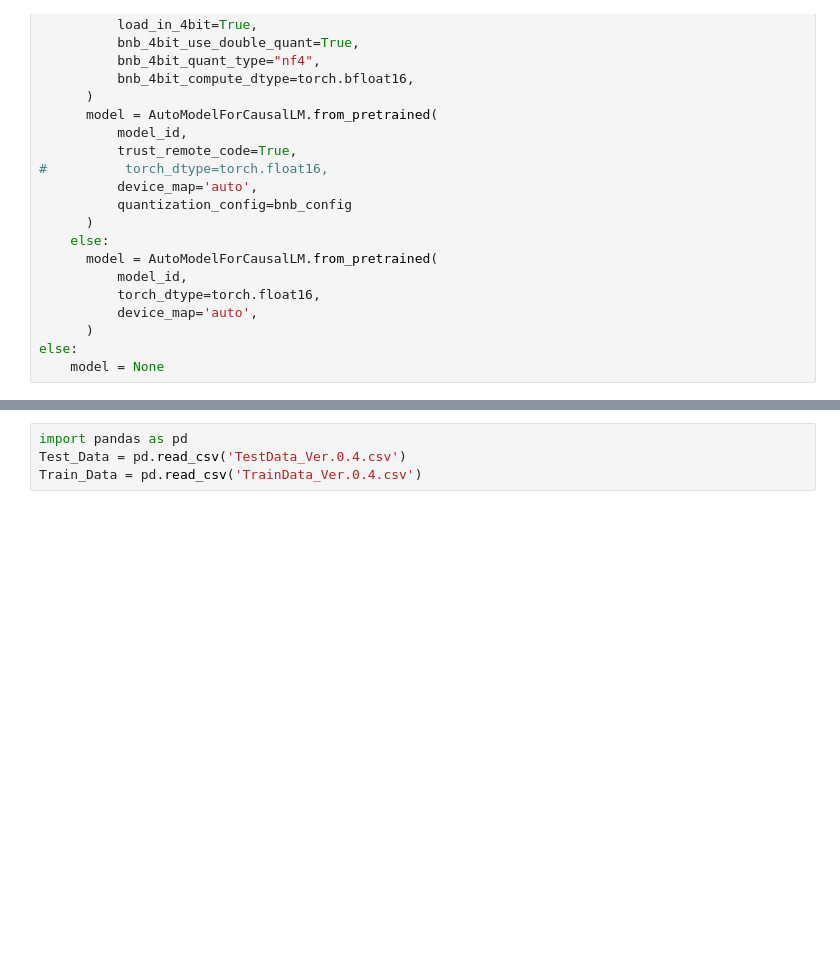
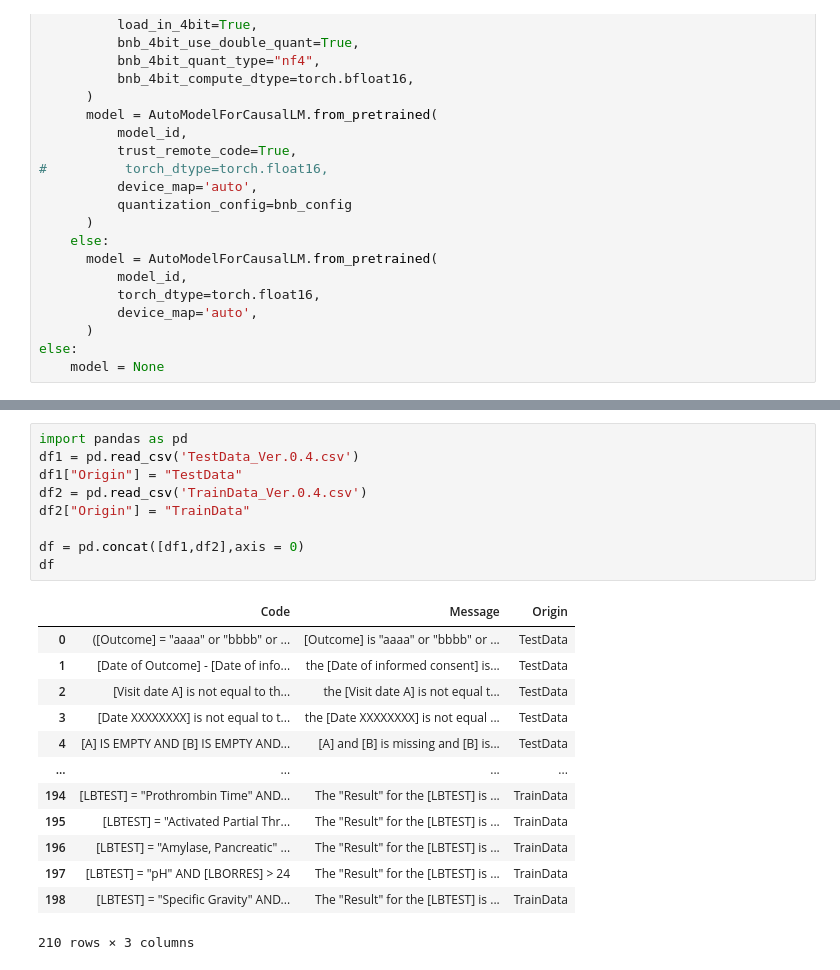
Before and after one commit to Takumi173/2023Test, a Jupyter notebook: PseudoCodeToText_Generation.ipynb, the cells around one changed output, grey strips where cells are left out. Drawn from its saved outputs; the diff is of its cells as text; blank space fills up the shorter version.

```diff
--- a/PseudoCodeToText_Generation.ipynb
+++ b/PseudoCodeToText_Generation.ipynb
@@ -193,7 +189,26 @@ Please note that the Code and Text are just examples, and
 # %%
 import pandas as pd
-Test_Data = pd.read_csv('TestData_Ver.0.4.csv')
-Train_Data = pd.read_csv('TrainData_Ver.0.4.csv')
+df1 = pd.read_csv('TestData_Ver.0.4.csv')
+df1["Origin"] = "TestData"
+df2 = pd.read_csv('TrainData_Ver.0.4.csv')
+df2["Origin"] = "TrainData"
+
+df = pd.concat([df1,df2],axis = 0)
+df
+# %% [output]
+|  | Code | Message | Origin |
+| 0 | ([Outcome] = "aaaa" or "bbbb" or ... | [Outcome] is "aaaa" or "bbbb" or ... | TestData |
+| 1 | [Date of Outcome] - [Date of info... | the [Date of informed consent] is... | TestData |
+| 2 | [Visit date A] is not equal to th... | the [Visit date A] is not equal t... | TestData |
+| 3 | [Date XXXXXXXX] is not equal to t... | the [Date XXXXXXXX] is not equal ... | TestData |
+| 4 | [A] IS EMPTY AND [B] IS EMPTY AND... | [A] and [B] is missing and [B] is... | TestData |
+| ... | ... | ... | ... |
+| 194 | [LBTEST] = "Prothrombin Time" AND... | The "Result" for the [LBTEST] is ... | TrainData |
+| 195 | [LBTEST] = "Activated Partial Thr... | The "Result" for the [LBTEST] is ... | TrainData |
+| 196 | [LBTEST] = "Amylase, Pancreatic" ... | The "Result" for the [LBTEST] is ... | TrainData |
+| 197 | [LBTEST] = "pH" AND [LBORRES] > 24 | The "Result" for the [LBTEST] is ... | TrainData |
+| 198 | [LBTEST] = "Specific Gravity" AND... | The "Result" for the [LBTEST] is ... | TrainData |
+210 rows × 3 columns
 # %%
 import pandas as pd
 import warnings
```
Also changed, not shown: parts of 6 cells of this notebook.
